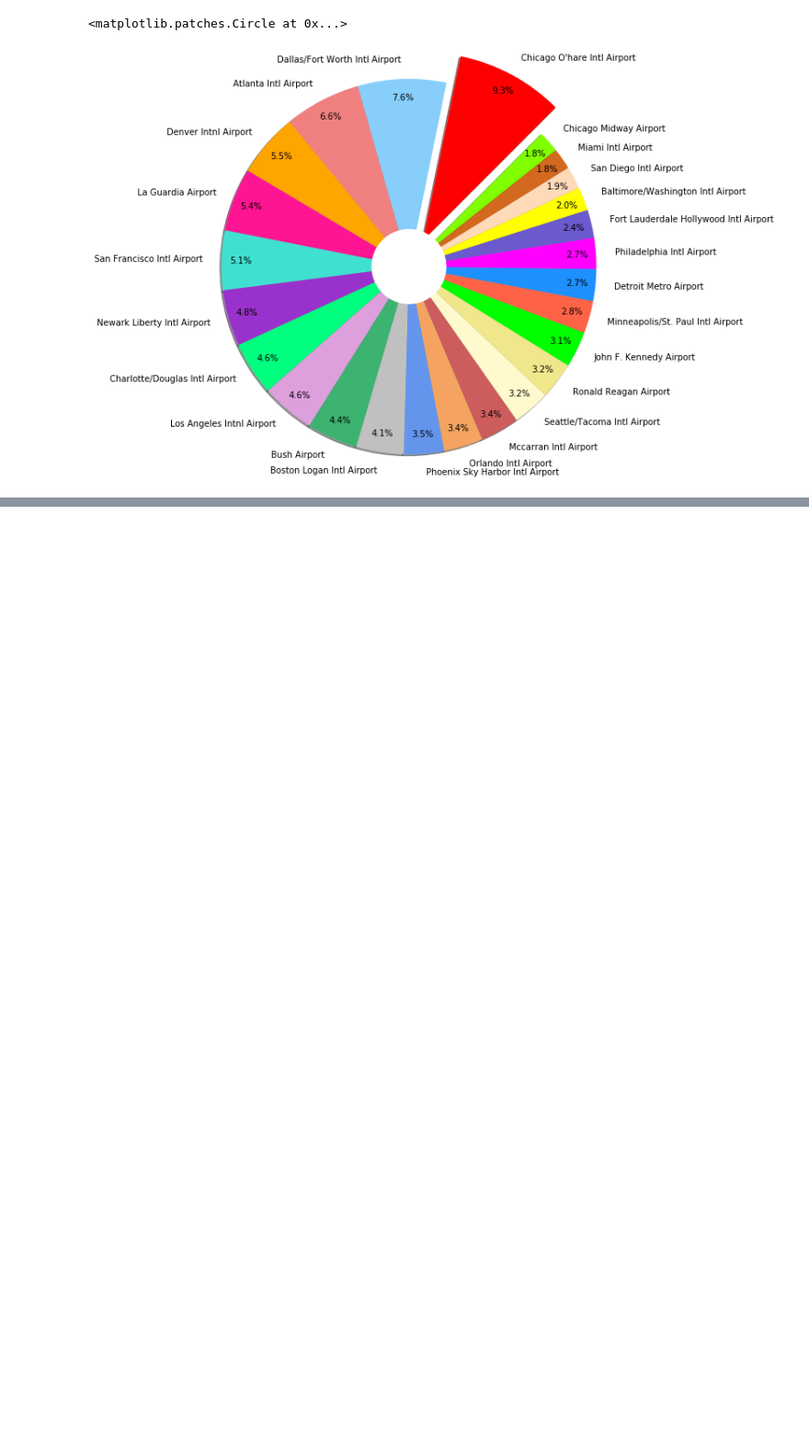
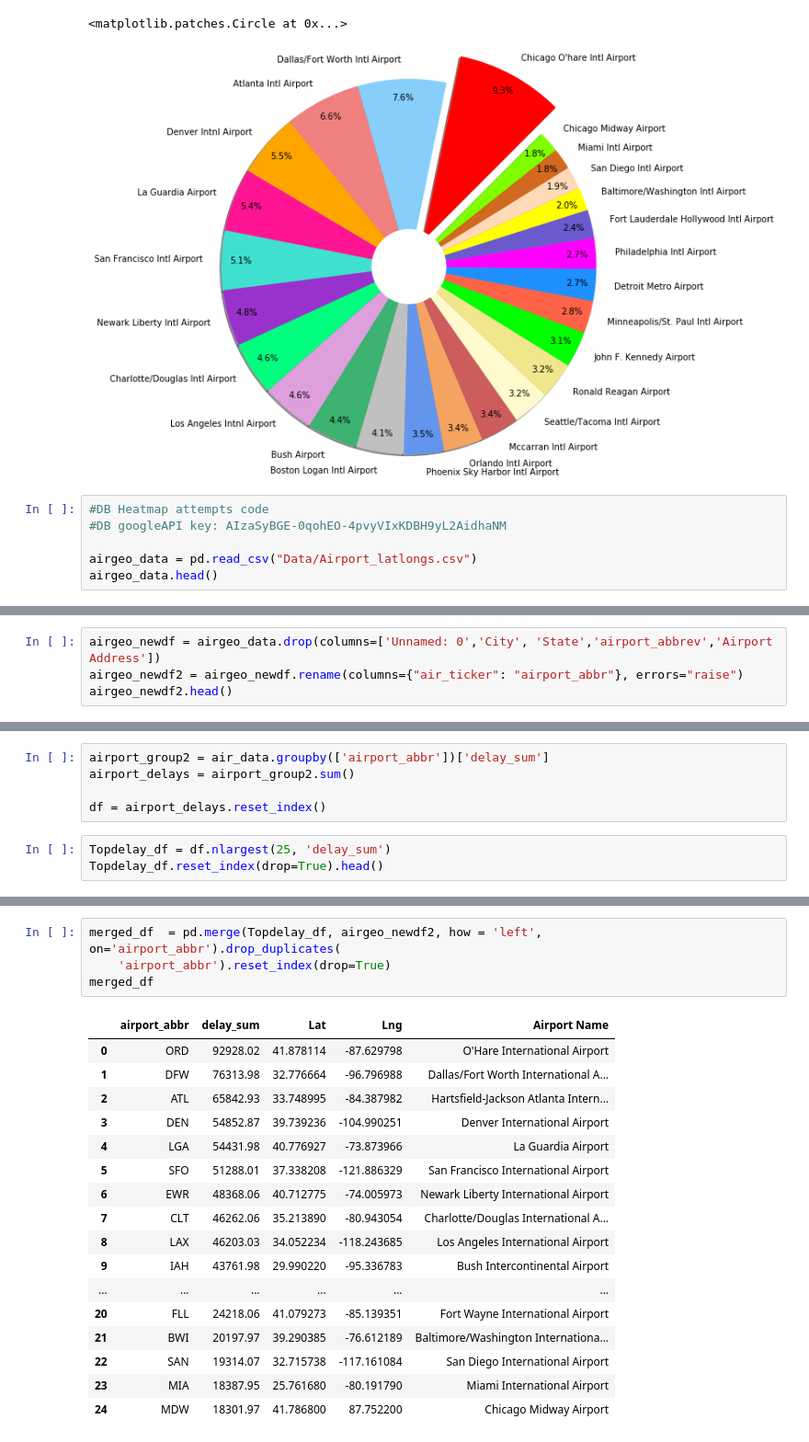
Before and after one commit to bishdj22/Project-1-FlightAnalysis, a Jupyter notebook: Project1_FlightDataAnalysis_Final.ipynb, the cells around one changed output, grey strips where cells are left out. Shown at 92% size. Saved outputs shown, nothing was run; the diff lists cells and outputs as text; blank space fills up the shorter version.

Commit message:
DB heatmap 1st commit

```diff
--- a/Project1_FlightDataAnalysis_Final.ipynb
+++ b/Project1_FlightDataAnalysis_Final.ipynb
@@ -280,3 +281,9 @@ plt.savefig("Charts_final/TopAirport_Delay%_.png")
 # %% [output]
 <matplotlib.patches.Circle at 0x...>
 [figure]
+# %%
+#DB Heatmap attempts code
+#DB googleAPI key: AIzaSyBGE-0qohEO-4pvyVIxKDBH9yL2AidhaNM
+
+airgeo_data = pd.read_csv("Data/Airport_latlongs.csv")
+airgeo_data.head()
@@ -282,0 +297,4 @@ plt.savefig("Charts_final/TopAirport_Delay%_.png")
+# %%
+airgeo_newdf = airgeo_data.drop(columns=['Unnamed: 0','City', 'State','airport_abbrev','Airport Address'])
+airgeo_newdf2 = airgeo_newdf.rename(columns={"air_ticker": "airport_abbr"}, errors="raise")
+airgeo_newdf2.head()
@@ -282,0 +308,8 @@ plt.savefig("Charts_final/TopAirport_Delay%_.png")
+# %%
+airport_group2 = air_data.groupby(['airport_abbr'])['delay_sum']
+airport_delays = airport_group2.sum()
+
+df = airport_delays.reset_index()
+# %%
+Topdelay_df = df.nlargest(25, 'delay_sum')
+Topdelay_df.reset_index(drop=True).head()
@@ -282,0 +323,22 @@ plt.savefig("Charts_final/TopAirport_Delay%_.png")
+# %%
+merged_df  = pd.merge(Topdelay_df, airgeo_newdf2, how = 'left', on='airport_abbr').drop_duplicates(
+    'airport_abbr').reset_index(drop=True)
+merged_df
+# %% [output]
+|  | airport_abbr | delay_sum | Lat | Lng | Airport Name |
+| 0 | ORD | 92928.02 | 41.878114 | -87.629798 | O'Hare International Airport |
+| 1 | DFW | 76313.98 | 32.776664 | -96.796988 | Dallas/Fort Worth International A... |
+| 2 | ATL | 65842.93 | 33.748995 | -84.387982 | Hartsfield-Jackson Atlanta Intern... |
+| 3 | DEN | 54852.87 | 39.739236 | -104.990251 | Denver International Airport |
+| 4 | LGA | 54431.98 | 40.776927 | -73.873966 | La Guardia Airport |
+| 5 | SFO | 51288.01 | 37.338208 | -121.886329 | San Francisco International Airport |
+| 6 | EWR | 48368.06 | 40.712775 | -74.005973 | Newark Liberty International Airport |
+| 7 | CLT | 46262.06 | 35.213890 | -80.943054 | Charlotte/Douglas International A... |
+| 8 | LAX | 46203.03 | 34.052234 | -118.243685 | Los Angeles International Airport |
+| 9 | IAH | 43761.98 | 29.990220 | -95.336783 | Bush Intercontinental Airport |
+| ... | ... | ... | ... | ... | ... |
+| 20 | FLL | 24218.06 | 41.079273 | -85.139351 | Fort Wayne International Airport |
+| 21 | BWI | 20197.97 | 39.290385 | -76.612189 | Baltimore/Washington Internationa... |
+| 22 | SAN | 19314.07 | 32.715738 | -117.161084 | San Diego International Airport |
+| 23 | MIA | 18387.95 | 25.761680 | -80.191790 | Miami International Airport |
+| 24 | MDW | 18301.97 | 41.786800 | 87.752200 | Chicago Midway Airport |
```
Also changed, not shown: parts of 6 cells of this notebook, 2 other files.
